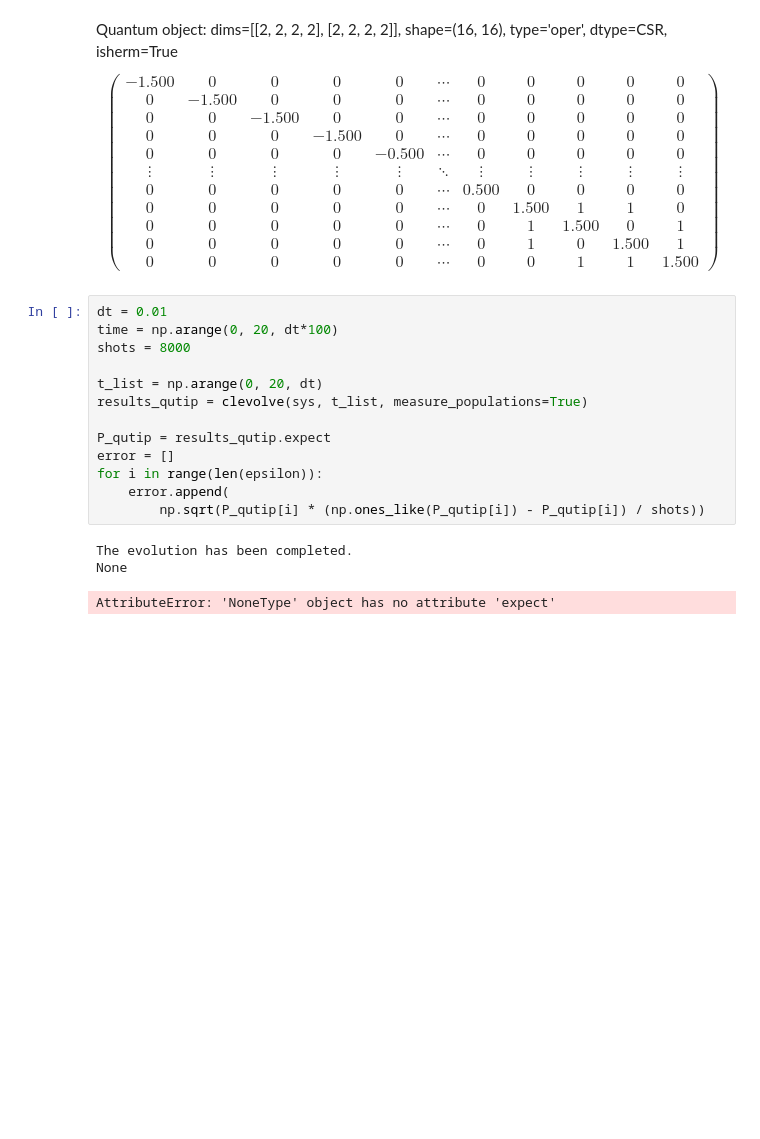
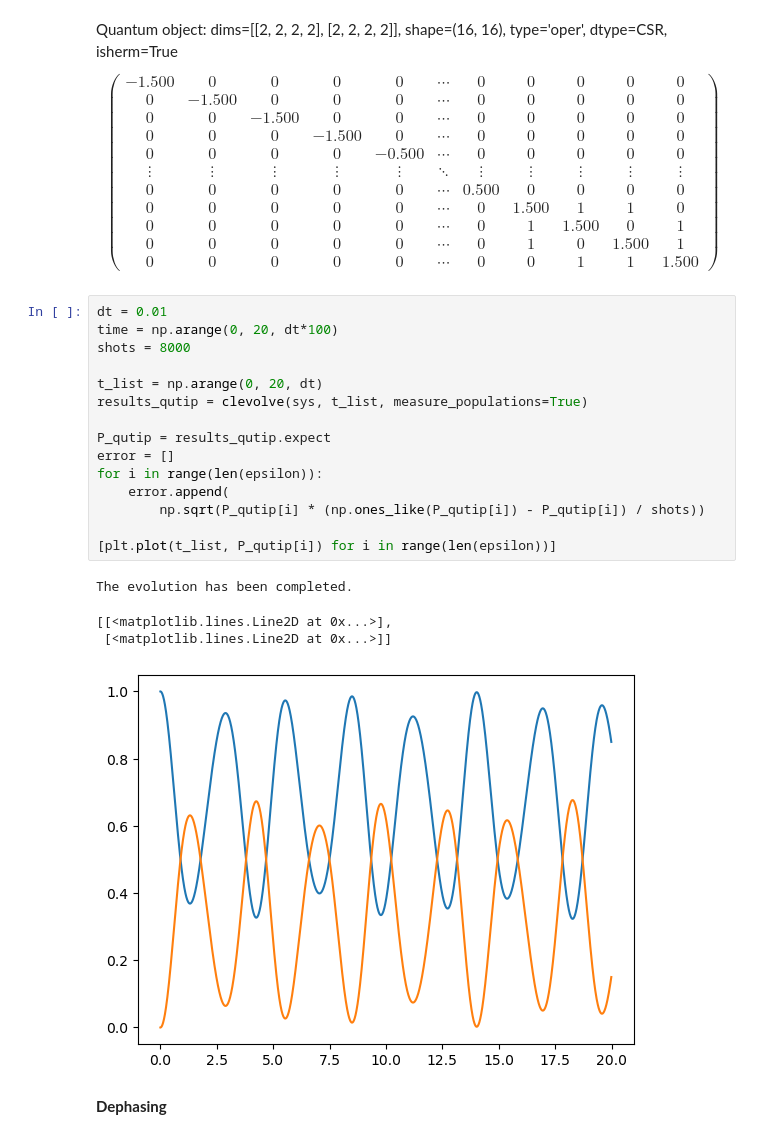
Before and after one commit to N384R/Quantum_Dynamics, a Jupyter notebook: test_qsextra_class.ipynb, the cells around one changed output. Cells and saved outputs as stored; diff of their text form; blank space fills up the shorter version.

```diff
--- a/test_qsextra_class.ipynb
+++ b/test_qsextra_class.ipynb
@@ -739,17 +777,22 @@ Quantum object: dims=[[2, 2, 2, 2], [2, 2, 2, 2]], shape=(16, 16), type='oper',
 # %%
 dt = 0.01
 time = np.arange(0, 20, dt*100)
 shots = 8000
 
 t_list = np.arange(0, 20, dt)
 results_qutip = clevolve(sys, t_list, measure_populations=True)
 
 P_qutip = results_qutip.expect
 error = []
 for i in range(len(epsilon)):
     error.append(
         np.sqrt(P_qutip[i] * (np.ones_like(P_qutip[i]) - P_qutip[i]) / shots))
+
+[plt.plot(t_list, P_qutip[i]) for i in range(len(epsilon))]
 # %% [output]
 The evolution has been completed.
-None
-AttributeError: 'NoneType' object has no attribute 'expect'
+[[<matplotlib.lines.Line2D at 0x...>],
+ [<matplotlib.lines.Line2D at 0x...>]]
+[figure, added]
+# %% [markdown]
+**Dephasing**
```
Also changed, not shown: parts of 12 cells of this notebook, 1 other file.
